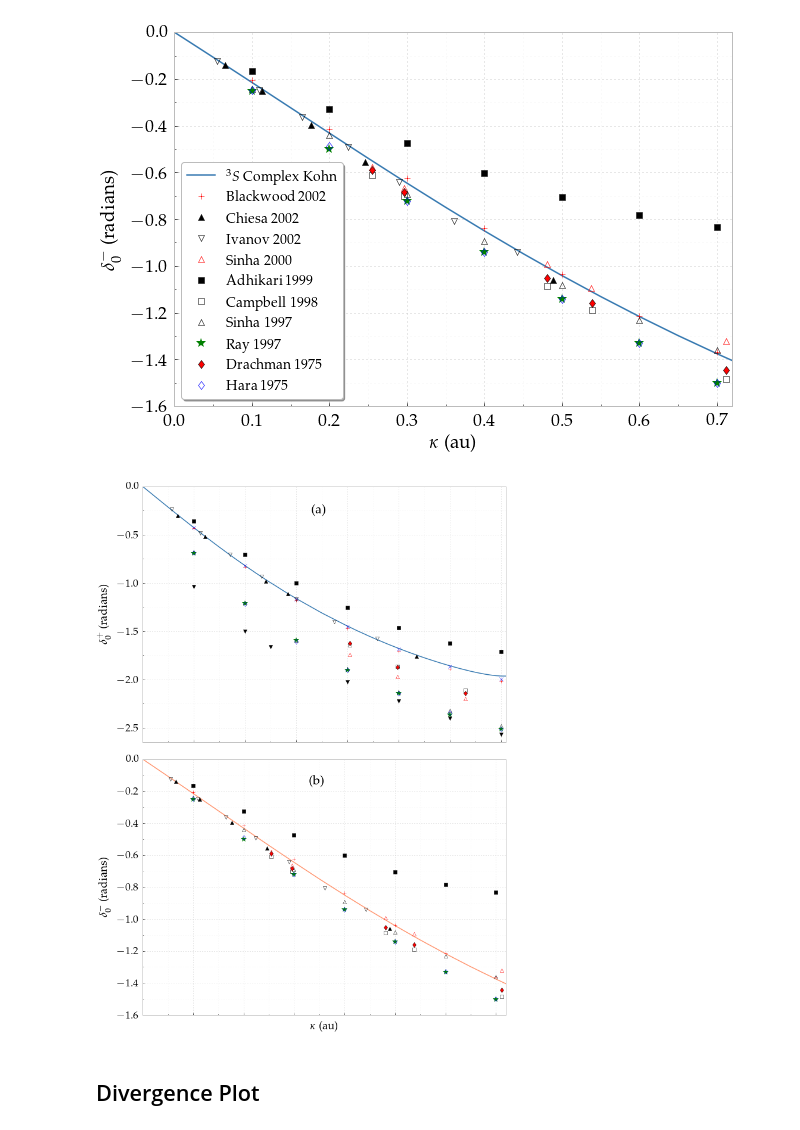
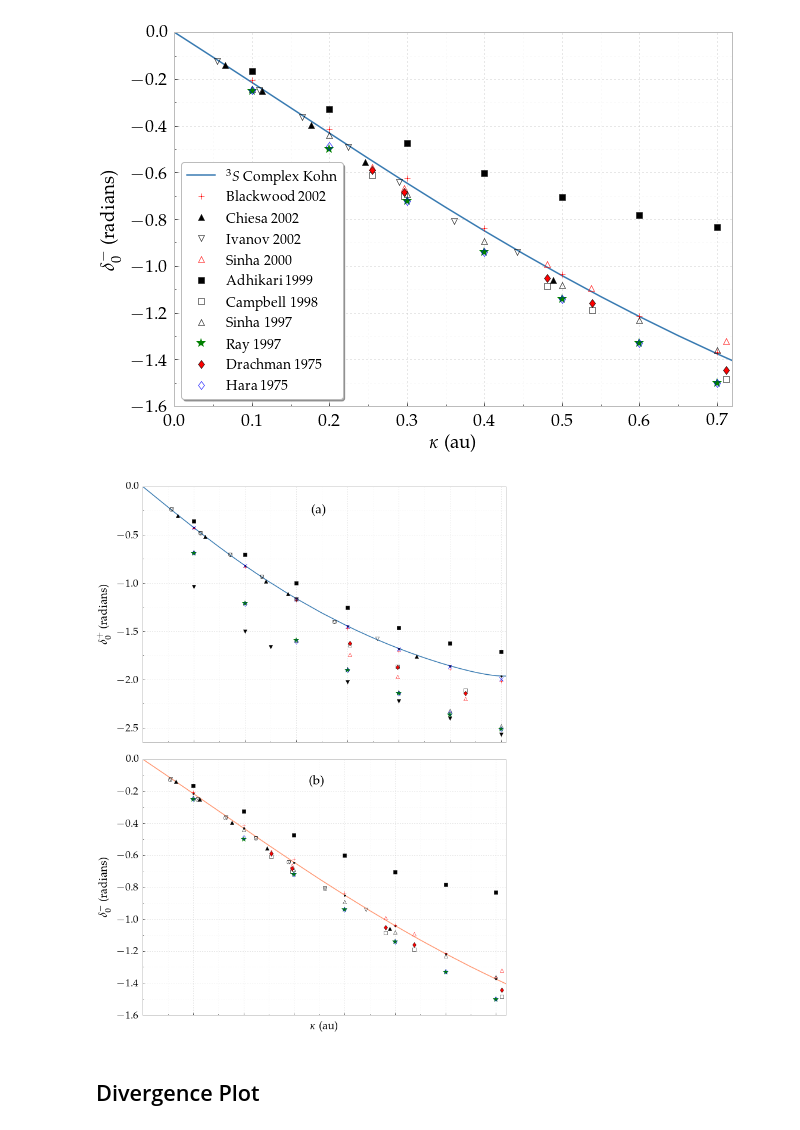
Before and after one commit to DentonW/Papers, a Jupyter notebook: PRA PsH/IPython/Paper Images.ipynb, the cells around one changed output. Cells and saved outputs as stored; diff of their text form; code cells hidden in the pictures.

```diff
--- a/PRA PsH/IPython/Paper Images.ipynb
+++ b/PRA PsH/IPython/Paper Images.ipynb
@@ -1015,10 +1048,14 @@ fig = pyplot.figure(figsize=(10, 6.7*2))
 pyplot.subplot(2, 1, 1)
 
 pyplot.plot(df['Kappa'], df['Phase1S'], marker='.', markersize=0.01, color=singletcolor)
+#pyplot.plot(Zhang1S2012['kappa'], Zhang1S2012['phase'], 'bx')
+pyplot.plot(Walters1S2004['kappa'], Walters1S2004['phase'], 'bx')
+pyplot.plot(VanReeth1S2003['kappa'], VanReeth1S2003['phase'], 'k.')
 pyplot.plot(Walters1S2004['kappa'], Walters1S2004['phase'], 'bx')
 pyplot.plot(Blackwood1S2002['kappa'], Blackwood1S2002['phase'], 'r+')
 pyplot.plot(Chiesa1S2002['kappa'], Chiesa1S2002['phase'], 'k^')
 pyplot.plot(Ivanov1S2002['kappa'], Ivanov1S2002['phase'], 'kv', markerfacecolor='none', markeredgecolor='k')
+pyplot.plot(Ivanov1S2001['kappa'], Ivanov1S2001['phase'], 'ko', markerfacecolor='none')
 pyplot.plot(Sinha1S2000['kappa'], Sinha1S2000['phase'], '^', markerfacecolor='none', markeredgecolor='r',)
 pyplot.plot(Adhikari1S1999['kappa'], Adhikari1S1999['phase'], 'ks')
 pyplot.plot(Campbell1S1998['kappa'], Campbell1S1998['phase'], 's', markerfacecolor='none', markeredgecolor='k')
@@ -1041,34 +1078,36 @@ FixPlot(plt)
 ###########
 # Triplet #
 ###########
 pyplot.subplot(2, 1, 2)
 
 df.plot(x='Kappa', y='Phase3S', marker='.', markersize=0.01, label=r'$^3S$ Complex Kohn', color=tripletcolor)
+pyplot.plot(VanReeth3S2003['kappa'], VanReeth3S2003['phase'], 'k.')
 pyplot.plot(Blackwood3S2002['kappa'], Blackwood3S2002['phase'], 'r+', label='Blackwood 2002')
 pyplot.plot(Chiesa3S2002['kappa'], Chiesa3S2002['phase'], 'k^', label='Chiesa 2002')
 pyplot.plot(Ivanov3S2002['kappa'], Ivanov3S2002['phase'], 'kv', markerfacecolor='none', markeredgecolor='k', label='Ivanov 2002')
+pyplot.plot(Ivanov3S2001['kappa'], Ivanov3S2001['phase'], 'ko', markerfacecolor='none')
 pyplot.plot(Sinha3S2000['kappa'], Sinha3S2000['phase'], '^', markerfacecolor='none', markeredgecolor='r', label='Sinha 2000')
 pyplot.plot(Adhikari3S1999['kappa'], Adhikari3S1999['phase'], 'ks', label='Adhikari 1999')
 pyplot.plot(Campbell3S1998['kappa'], Campbell3S1998['phase'], 's', markerfacecolor='none', markeredgecolor='k', label='Campbell 1998')
 pyplot.plot(Sinha3S1997['kappa'], Sinha3S1997['phase'], '^', markerfacecolor='none', markeredgecolor='k', label='Sinha 1997')
 pyplot.plot(Ray3S1997['kappa'], Ray3S1997['phase'], 'g*', markersize=10, markerfacecolor='g', markeredgecolor='none', label='Ray 1997')
 pyplot.plot(Drachman3S1976['kappa'], Drachman3S1976['phase'], 'rd', label='Drachman 1975')
 pyplot.plot(Hara3S1975['kappa'], Hara3S1975['phase'], 'd', markerfacecolor='none', markeredgecolor='b', label='Hara 1975')
 pyplot.xlabel(r"$\kappa$ (au)")
 pyplot.ylabel(r"$\delta_0^-$ (radians)")
 
 ax = plt.gca()
 ax.set_xticklabels([])
 ax.text(0.33, -0.16, '(b)', fontsize=22)
 
 pyplot.xlim([0, 0.72])
 FixPlot(plt)
 
 plt.tight_layout()
 pyplot.savefig('swave-comparisons.pdf', bbox_inches='tight')
 pyplot.show()
 # %% [output]
-[figure, old version]
+[figure, new version]
 # %% [markdown]
 ## Divergence Plot
 # %%
```
Also changed, not shown: parts of 11 cells of this notebook, 4 other files.
